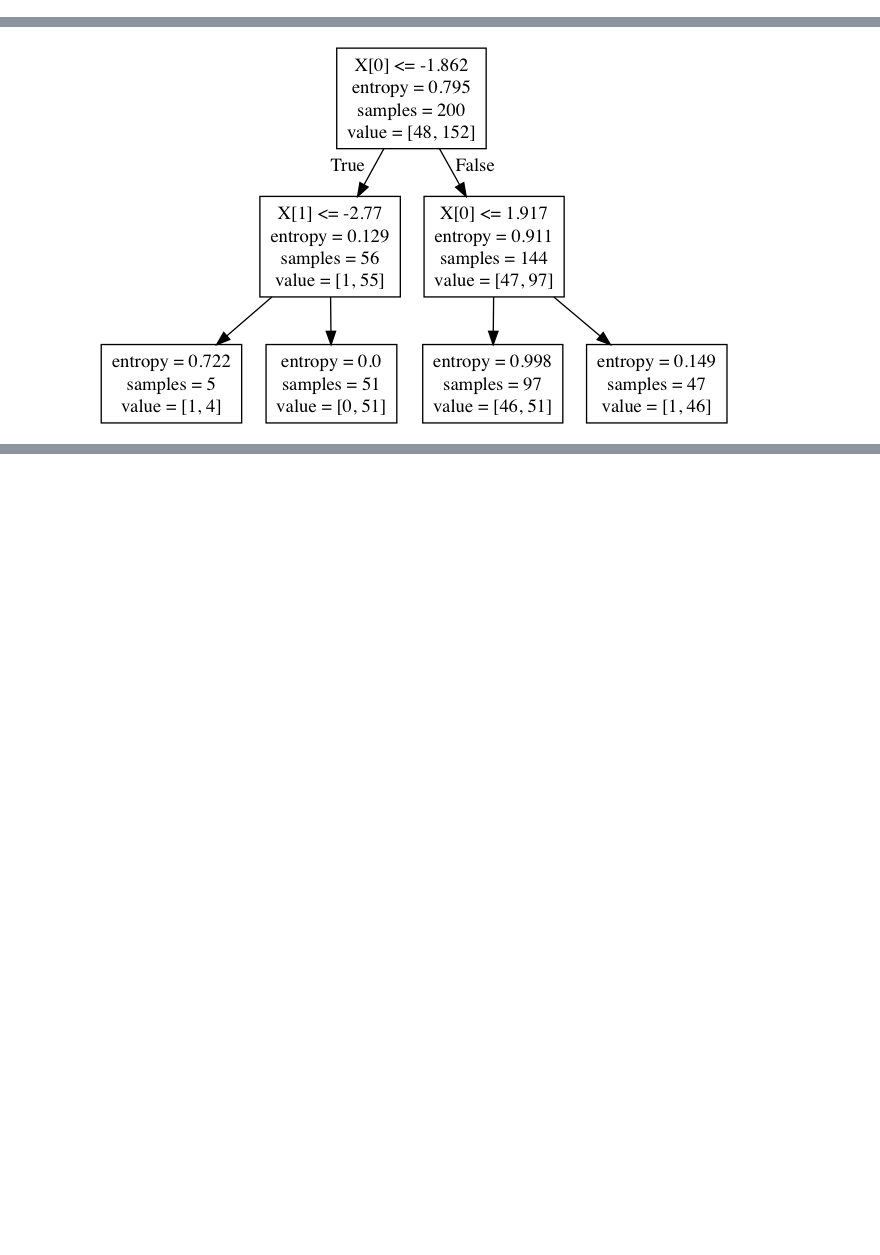
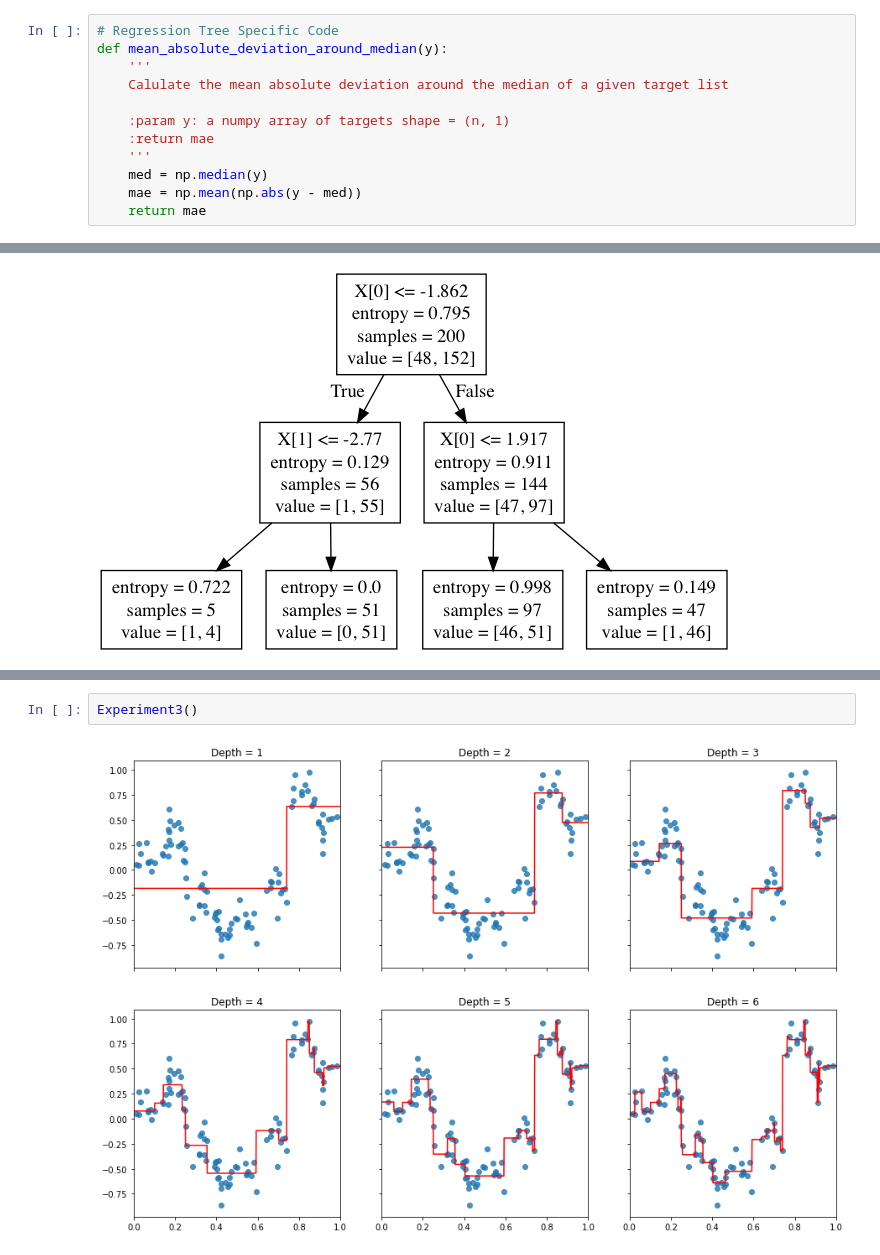
Before and after one commit to Fduzjrqlw/NYU-DS1003, a Jupyter notebook: Assignment#6/hw6.ipynb, the cells around one changed output, grey strips where cells are left out. Saved outputs shown, nothing was run; the diff lists cells and outputs as text; blank space fills up the shorter version.

```diff
--- a/Assignment#6/hw6.ipynb
+++ b/Assignment#6/hw6.ipynb
@@ -221,3 +263,15 @@ class Classification_Tree(BaseEstimator , ClassifierMixin):
         '''
         value = self.tree.predict_instance(instance)
         return value
+# %%
+# Regression Tree Specific Code
+def mean_absolute_deviation_around_median(y):
+    '''
+    Calulate the mean absolute deviation around the median of a given target list
+
+    :param y: a numpy array of targets shape = (n, 1)
+    :return mae
+    '''
+    med = np.median(y)
+    mae = np.mean(np.abs(y - med))
+    return mae
@@ -288,0 +470,4 @@ Warning: Could not load "/Users/zhangjunrui/anaconda3/lib/graphviz/libgvplugin_p
+# %%
+Experiment3()
+# %% [output]
+[figure, added]
```
Also changed, not shown: parts of 10 cells of this notebook, 1 other file.
